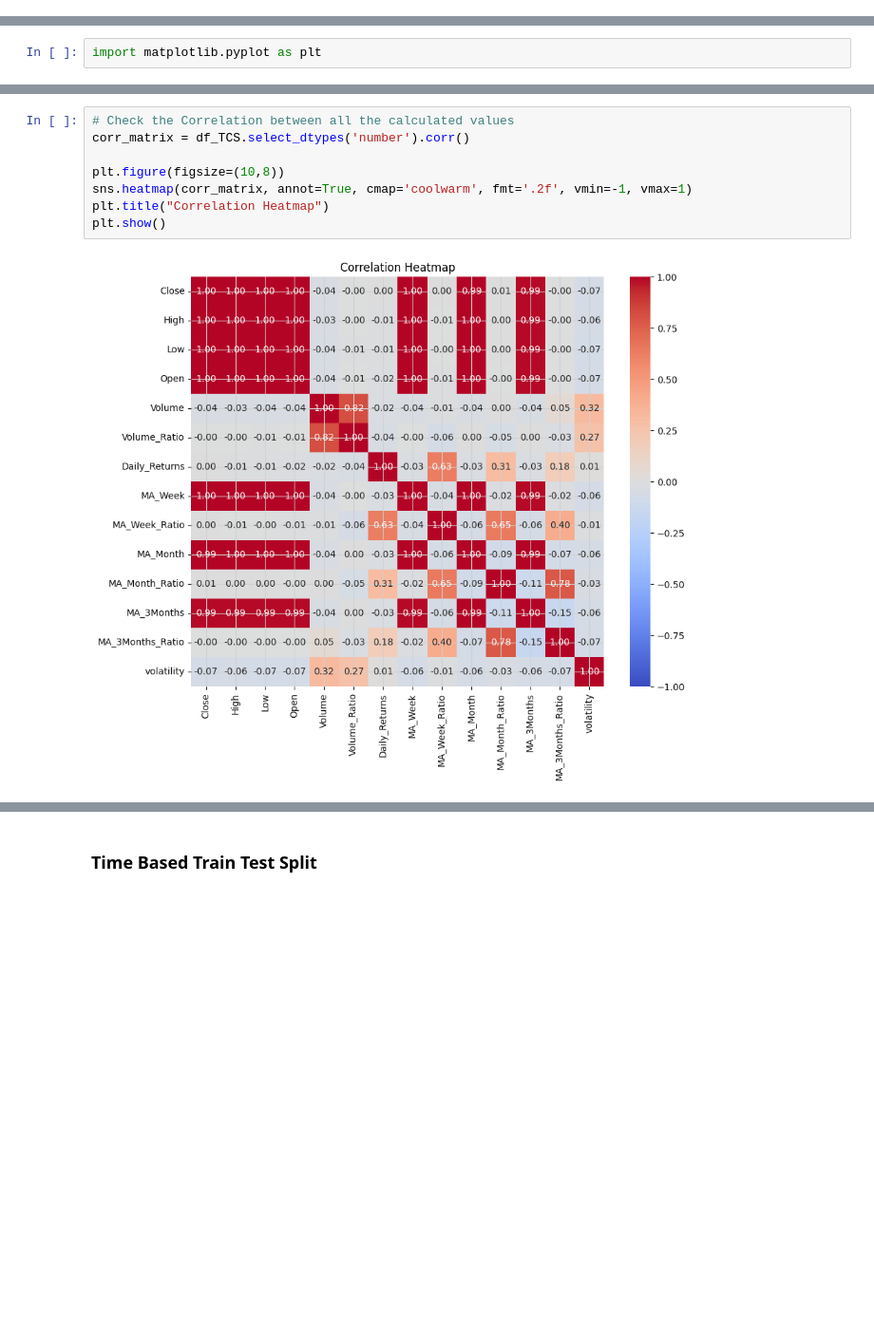
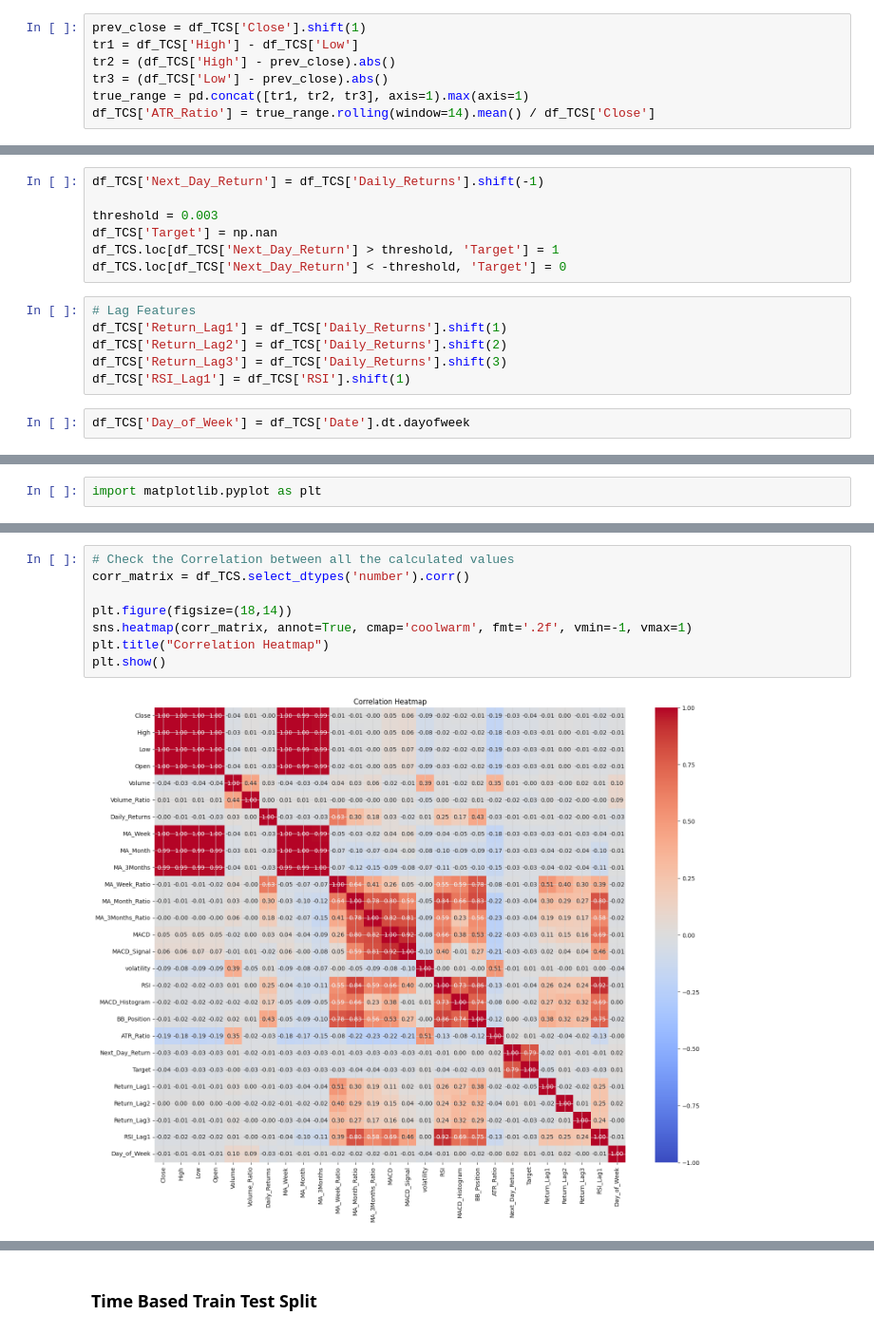
Before and after one commit to vishesh2305/SUL_Stock_Prediction_Analysis, a Jupyter notebook: IT_Notebook_TCS.ipynb, the cells around one changed output, grey strips where cells are left out. Shown at 95% size. Cells and saved outputs as stored; diff of their text form; blank space fills up the shorter version.

```diff
--- a/IT_Notebook_TCS.ipynb
+++ b/IT_Notebook_TCS.ipynb
@@ -61,0 +199,7 @@ df_TCS['Volume_Ratio'] = df_TCS['Volume'] / df_TCS['Volume'].rolling(window=20).
+# %%
+prev_close = df_TCS['Close'].shift(1)
+tr1 = df_TCS['High'] - df_TCS['Low']
+tr2 = (df_TCS['High'] - prev_close).abs()
+tr3 = (df_TCS['Low'] - prev_close).abs()
+true_range = pd.concat([tr1, tr2, tr3], axis=1).max(axis=1)
+df_TCS['ATR_Ratio'] = true_range.rolling(window=14).mean() / df_TCS['Close']
@@ -61,0 +208,15 @@ df_TCS['Volume_Ratio'] = df_TCS['Volume'] / df_TCS['Volume'].rolling(window=20).
+# %%
+df_TCS['Next_Day_Return'] = df_TCS['Daily_Returns'].shift(-1)
+
+threshold = 0.003
+df_TCS['Target'] = np.nan
+df_TCS.loc[df_TCS['Next_Day_Return'] > threshold, 'Target'] = 1
+df_TCS.loc[df_TCS['Next_Day_Return'] < -threshold, 'Target'] = 0
+# %%
+# Lag Features
+df_TCS['Return_Lag1'] = df_TCS['Daily_Returns'].shift(1)
+df_TCS['Return_Lag2'] = df_TCS['Daily_Returns'].shift(2)
+df_TCS['Return_Lag3'] = df_TCS['Daily_Returns'].shift(3)
+df_TCS['RSI_Lag1'] = df_TCS['RSI'].shift(1)
+# %%
+df_TCS['Day_of_Week'] = df_TCS['Date'].dt.dayofweek
@@ -225,13 +340,13 @@ plt.show()
 # %%
 # Check the Correlation between all the calculated values
 corr_matrix = df_TCS.select_dtypes('number').corr()
 
-plt.figure(figsize=(10,8))
+plt.figure(figsize=(18,14))
 sns.heatmap(corr_matrix, annot=True, cmap='coolwarm', fmt='.2f', vmin=-1, vmax=1)
 plt.title("Correlation Heatmap")
 plt.show()
 # %% [output]
-[figure, old version]
+[figure, new version]
 # %%
 # Plot Histogram for Volume to check for trading activity
 df_TCS.plot(kind='hist', y='Volume', bins=20, title='Volume Distribution')
```
Also changed, not shown: parts of 87 cells of this notebook, 2 other files.
